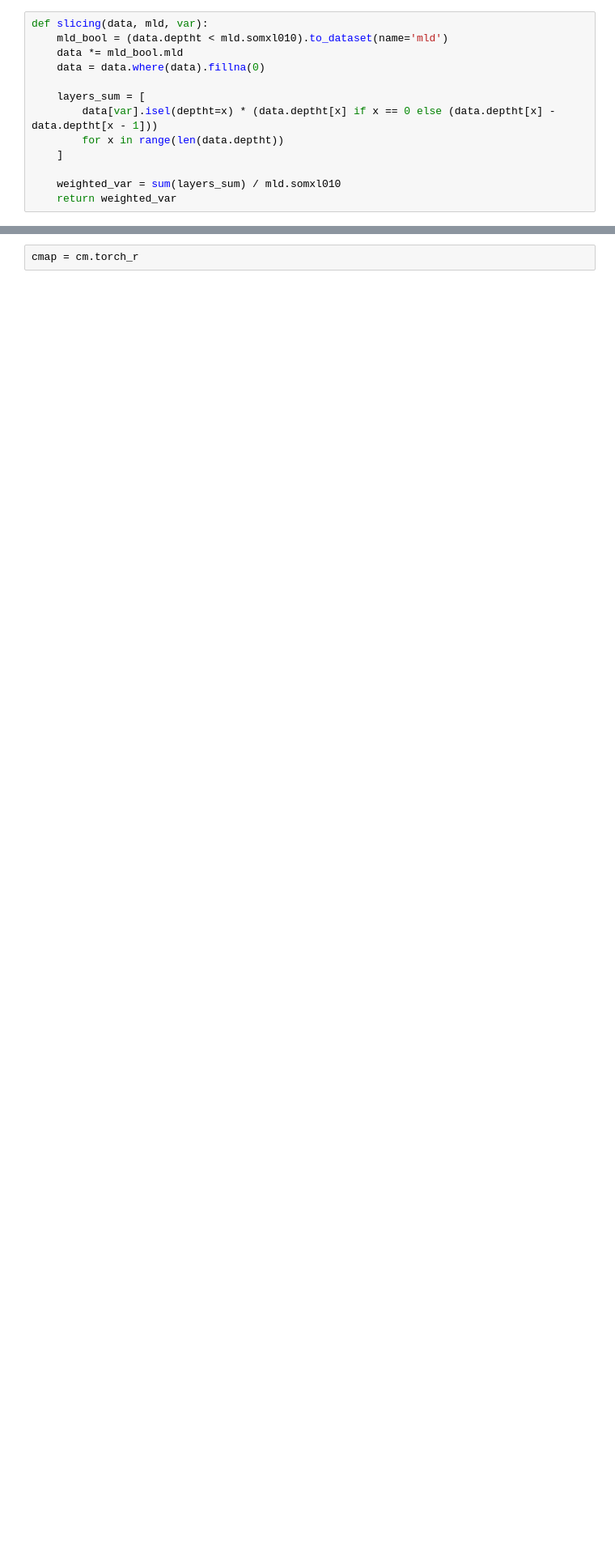
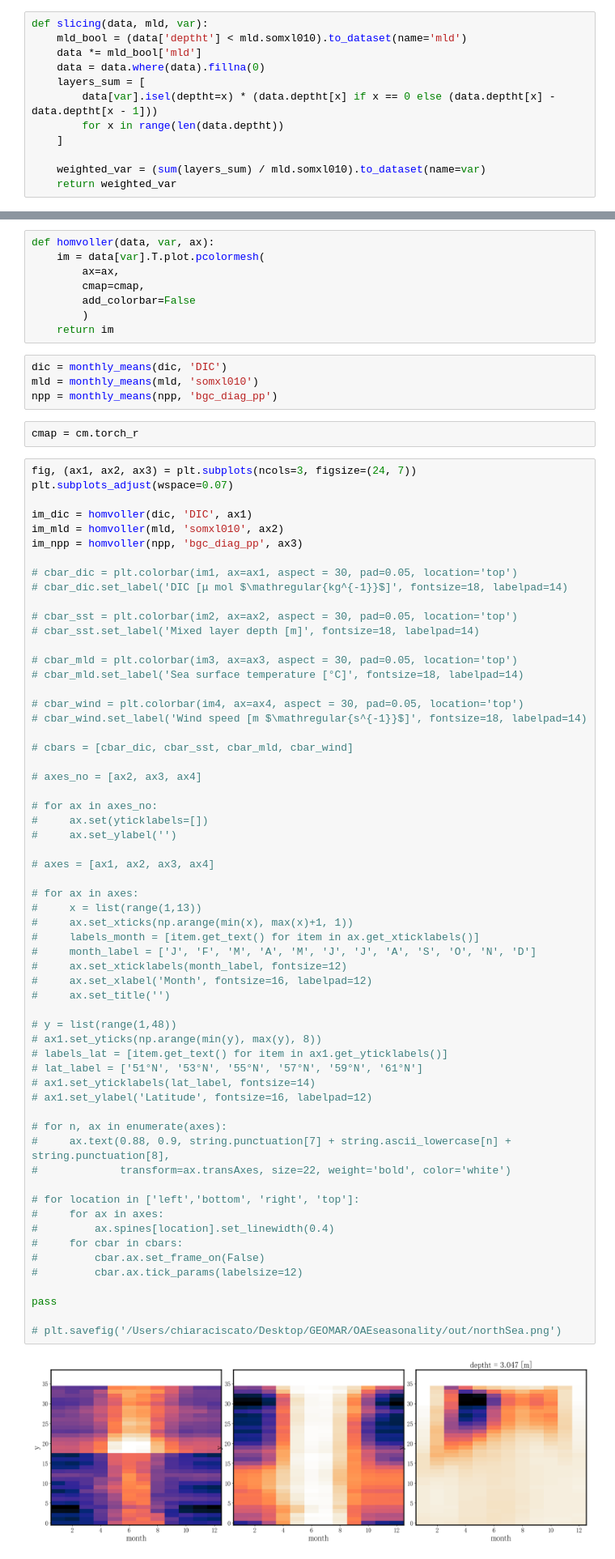
Before and after one commit to chiaraciscato/2026_ciscato_oae_seasonality, a Jupyter notebook: scripts/northSeaMap.ipynb, the cells around one changed output, grey strips where cells are left out. Shown at 81% size. Drawn from its saved outputs; the diff is of its cells as text; blank space fills up the shorter version.

```diff
--- a/scripts/northSeaMap.ipynb
+++ b/scripts/northSeaMap.ipynb
@@ -8,13 +79,12 @@ wind = xr.open_dataset('/Volumes/ccHD/OAEdata/variables/wind/base26.nc')
 # %%
 def slicing(data, mld, var):
-    mld_bool = (data.deptht < mld.somxl010).to_dataset(name='mld')
-    data *= mld_bool.mld
+    mld_bool = (data['deptht'] < mld.somxl010).to_dataset(name='mld')
+    data *= mld_bool['mld']
     data = data.where(data).fillna(0)
-
     layers_sum = [
         data[var].isel(deptht=x) * (data.deptht[x] if x == 0 else (data.deptht[x] - data.deptht[x - 1]))
         for x in range(len(data.deptht))
     ]
 
-    weighted_var = sum(layers_sum) / mld.somxl010
+    weighted_var = (sum(layers_sum) / mld.somxl010).to_dataset(name=var)
     return weighted_var
@@ -34,3 +111,77 @@ for var in old_list:
+# %%
+def homvoller(data, var, ax):
+    im = data[var].T.plot.pcolormesh(
+        ax=ax,
+        cmap=cmap,
+        add_colorbar=False
+        )
+    return im
+# %%
+dic = monthly_means(dic, 'DIC')
+mld = monthly_means(mld, 'somxl010')
+npp = monthly_means(npp, 'bgc_diag_pp')
 # %%
 cmap = cm.torch_r
+# %%
+fig, (ax1, ax2, ax3) = plt.subplots(ncols=3, figsize=(24, 7))
+plt.subplots_adjust(wspace=0.07)
+
+im_dic = homvoller(dic, 'DIC', ax1)
+im_mld = homvoller(mld, 'somxl010', ax2)
+im_npp = homvoller(npp, 'bgc_diag_pp', ax3)
+
+# cbar_dic = plt.colorbar(im1, ax=ax1, aspect = 30, pad=0.05, location='top')
+# cbar_dic.set_label('DIC [μ mol $\mathregular{kg^{-1}}$]', fontsize=18, labelpad=14)
+
+# cbar_sst = plt.colorbar(im2, ax=ax2, aspect = 30, pad=0.05, location='top')
+# cbar_sst.set_label('Mixed layer depth [m]', fontsize=18, labelpad=14)
+
+# cbar_mld = plt.colorbar(im3, ax=ax3, aspect = 30, pad=0.05, location='top')
+# cbar_mld.set_label('Sea surface temperature [°C]', fontsize=18, labelpad=14)
+
+# cbar_wind = plt.colorbar(im4, ax=ax4, aspect = 30, pad=0.05, location='top')
+# cbar_wind.set_label('Wind speed [m $\mathregular{s^{-1}}$]', fontsize=18, labelpad=14)
+
+# cbars = [cbar_dic, cbar_sst, cbar_mld, cbar_wind]
+
+# axes_no = [ax2, ax3, ax4]
+
+# for ax in axes_no:
+#     ax.set(yticklabels=[])
+#     ax.set_ylabel('')
+
+# axes = [ax1, ax2, ax3, ax4]
+
+# for ax in axes:
+#     x = list(range(1,13))
+#     ax.set_xticks(np.arange(min(x), max(x)+1, 1))
+#     labels_month = [item.get_text() for item in ax.get_xticklabels()]
+#     month_label = ['J', 'F', 'M', 'A', 'M', 'J', 'J', 'A', 'S', 'O', 'N', 'D']
+#     ax.set_xticklabels(month_label, fontsize=12)
+#     ax.set_xlabel('Month', fontsize=16, labelpad=12)
+#     ax.set_title('')
+
+# y = list(range(1,48))
+# ax1.set_yticks(np.arange(min(y), max(y), 8))
+# labels_lat = [item.get_text() for item in ax1.get_yticklabels()]
+# lat_label = ['51°N', '53°N', '55°N', '57°N', '59°N', '61°N']
+# ax1.set_yticklabels(lat_label, fontsize=14)
+# ax1.set_ylabel('Latitude', fontsize=16, labelpad=12)
+
+# for n, ax in enumerate(axes):
+#     ax.text(0.88, 0.9, string.punctuation[7] + string.ascii_lowercase[n] + string.punctuation[8],
+#             transform=ax.transAxes, size=22, weight='bold', color='white')
+
+# for location in ['left','bottom', 'right', 'top']:
+#     for ax in axes:
+#         ax.spines[location].set_linewidth(0.4)
+#     for cbar in cbars:
+#         cbar.ax.set_frame_on(False)
+#         cbar.ax.tick_params(labelsize=12)
+
+pass
+
+# plt.savefig('/Users/chiaraciscato/Desktop/GEOMAR/OAEseasonality/out/northSea.png')
+# %% [output]
+[figure, added]
 # %%
```
Also changed, not shown: parts of 13 cells of this notebook, 7 other files.
